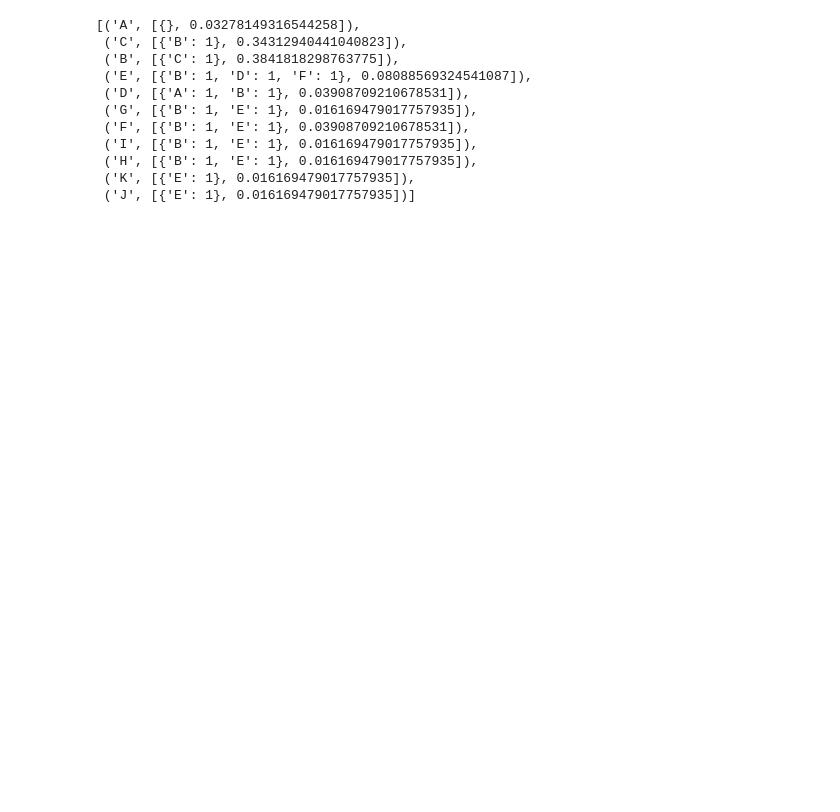
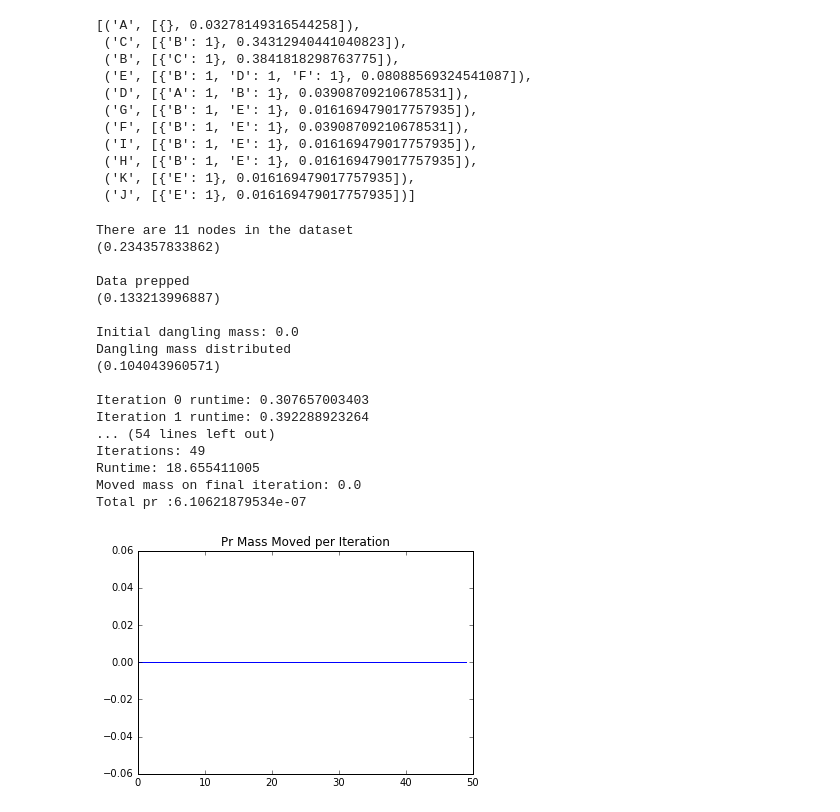
Before and after one commit to dails08/261, a Jupyter notebook: week13/HW13 Smooth.ipynb, the cells around one changed output. Cells and saved outputs as stored; diff of their text form; code cells hidden in the pictures; blank space fills up the shorter version.

```diff
--- a/week13/HW13 Smooth.ipynb
+++ b/week13/HW13 Smooth.ipynb
@@ -284,0 +397,21 @@ intermediate_data.collect()
+# %%
+PageRank("/data/PageRank-test.txt", repartition = False)
+# %% [output]
+There are 11 nodes in the dataset
+(0.234357833862)
+
+Data prepped
+(0.133213996887)
+
+Initial dangling mass: 0.0
+Dangling mass distributed
+(0.104043960571)
+
+Iteration 0 runtime: 0.307657003403
+Iteration 1 runtime: 0.392288923264
+... (54 lines left out)
+Iterations: 49
+Runtime: 18.655411005
+Moved mass on final iteration: 0.0
+Total pr :6.10621879534e-07
+[figure, added]
```
Also changed, not shown: parts of 7 cells of this notebook.
